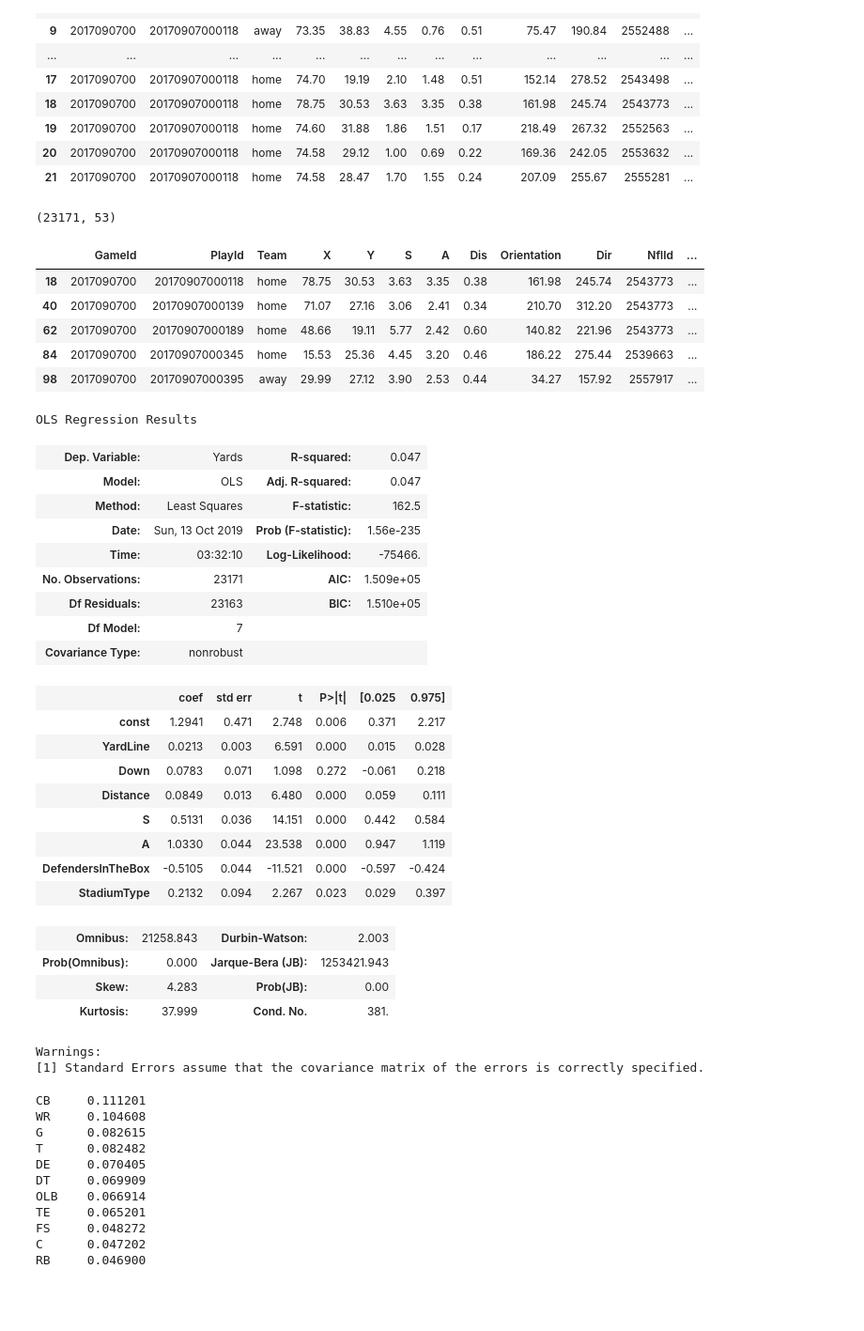
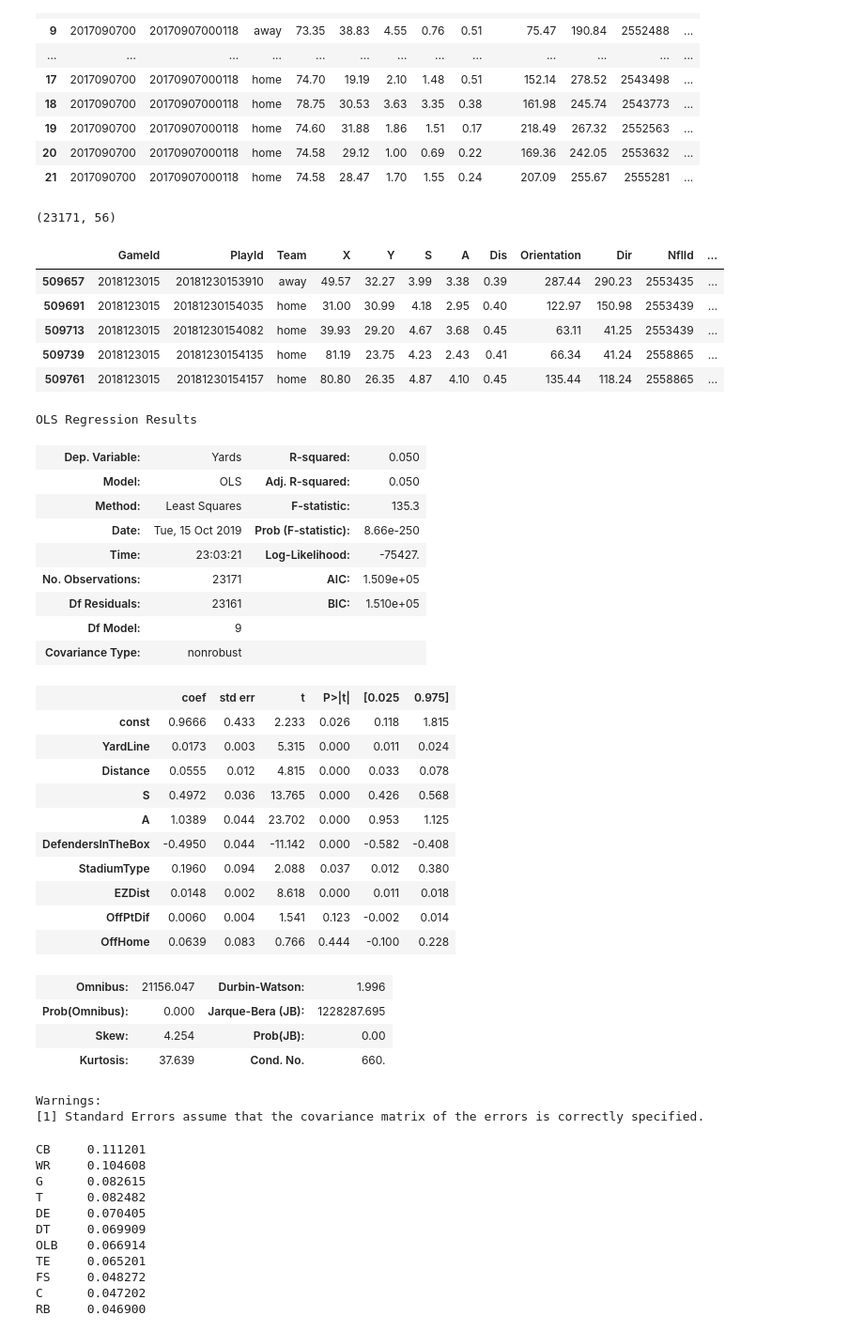
Before and after one commit to erikw425/NFL_Predictive_Rushing_Models, a Jupyter notebook: NFL_Rushing.ipynb, the cells around one changed output. Shown at 94% size. Drawn from its saved outputs; the diff is of its cells as text; code cells hidden in the pictures; blank space fills up the shorter version.

```diff
--- a/NFL_Rushing.ipynb
+++ b/NFL_Rushing.ipynb
@@ -60,6 +60,29 @@ def DefenseTeam(row):
         return row["HomeTeamAbbr"]
 
 train_df["DefenseTeam"] = train_df.apply(lambda row: DefenseTeam(row), axis = 1)
+# %%
+def EZDist(row):
+    if row["PossessionTeam"] == row["FieldPosition"]:
+        return (50 - row["YardLine"]) + 50
+    else:
+        return row["YardLine"]
+
+train_df["EZDist"] = train_df.apply(lambda row: EZDist(row), axis = 1)
+# %%
+def OffPtDif(row):
+    if row["PossessionTeam"] == row["HomeTeamAbbr"]:
+        return row["HomeScoreBeforePlay"] - row["VisitorScoreBeforePlay"]
+    else:
+        return row["VisitorScoreBeforePlay"] - row["HomeScoreBeforePlay"]
+
+train_df["OffPtDif"] = train_df.apply(lambda row: OffPtDif(row), axis = 1)
+# %%
+def OffHome(row):
+    if row["PossessionTeam"] == row["HomeTeamAbbr"]:
+        return 1
+    else:
+        return 0
+train_df["OffHome"] = train_df.apply(lambda row: OffHome(row), axis = 1)
 # %%
 #pd.DataFrame(train_df['GameWeather'].value_counts())
 # %%
@@ -262,48 +285,50 @@ train_df.head(22)
 # %%
 rushing_df = train_df[ train_df['NflId'] == train_df['NflIdRusher']]
 print(rushing_df.shape)
-rushing_df.head()
+rushing_df.tail()
 # %% [output]
-(23171, 53)
+(23171, 56)
 |  | GameId | PlayId | Team | X | Y | S | A | Dis | Orientation | Dir | NflId | ... |
-| 18 | 2017090700 | 20170907000118 | home | 78.75 | 30.53 | 3.63 | 3.35 | 0.38 | 161.98 | 245.74 | 2543773 | ... |
-| 40 | 2017090700 | 20170907000139 | home | 71.07 | 27.16 | 3.06 | 2.41 | 0.34 | 210.70 | 312.20 | 2543773 | ... |
-| 62 | 2017090700 | 20170907000189 | home | 48.66 | 19.11 | 5.77 | 2.42 | 0.60 | 140.82 | 221.96 | 2543773 | ... |
-| 84 | 2017090700 | 20170907000345 | home | 15.53 | 25.36 | 4.45 | 3.20 | 0.46 | 186.22 | 275.44 | 2539663 | ... |
-| 98 | 2017090700 | 20170907000395 | away | 29.99 | 27.12 | 3.90 | 2.53 | 0.44 | 34.27 | 157.92 | 2557917 | ... |
+| 509657 | 2018123015 | 20181230153910 | away | 49.57 | 32.27 | 3.99 | 3.38 | 0.39 | 287.44 | 290.23 | 2553435 | ... |
+| 509691 | 2018123015 | 20181230154035 | home | 31.00 | 30.99 | 4.18 | 2.95 | 0.40 | 122.97 | 150.98 | 2553439 | ... |
+| 509713 | 2018123015 | 20181230154082 | home | 39.93 | 29.20 | 4.67 | 3.68 | 0.45 | 63.11 | 41.25 | 2553439 | ... |
+| 509739 | 2018123015 | 20181230154135 | home | 81.19 | 23.75 | 4.23 | 2.43 | 0.41 | 66.34 | 41.24 | 2558865 | ... |
+| 509761 | 2018123015 | 20181230154157 | home | 80.80 | 26.35 | 4.87 | 4.10 | 0.45 | 135.44 | 118.24 | 2558865 | ... |
 # %%
 y = rushing_df['Yards']
-x1 = rushing_df[['YardLine','Down','Distance','S','A','DefendersInTheBox','StadiumType',]]
+x1 = rushing_df[['YardLine','Distance','S','A','DefendersInTheBox','StadiumType','EZDist','OffPtDif','OffHome']]
 x = sm.add_constant(x1)
 results = sm.OLS(y,x).fit()
 results.summary()
 
 #StadiumType might be explained by other variables if type outdoor and visitor stadiumtype = indoor
 #if for example outdoor team weight > indoor team weight and weight advantage is beneficial for rushing
 # %% [output]
 OLS Regression Results
-| Dep. Variable: | Yards | R-squared: | 0.047 |
-| Model: | OLS | Adj. R-squared: | 0.047 |
-| Method: | Least Squares | F-statistic: | 162.5 |
-| Date: | Sun, 13 Oct 2019 | Prob (F-statistic): | 1.56e-235 |
-| Time: | 03:32:10 | Log-Likelihood: | -75466. |
+| Dep. Variable: | Yards | R-squared: | 0.050 |
+| Model: | OLS | Adj. R-squared: | 0.050 |
+| Method: | Least Squares | F-statistic: | 135.3 |
+| Date: | Tue, 15 Oct 2019 | Prob (F-statistic): | 8.66e-250 |
+| Time: | 23:03:21 | Log-Likelihood: | -75427. |
 | No. Observations: | 23171 | AIC: | 1.509e+05 |
-| Df Residuals: | 23163 | BIC: | 1.510e+05 |
-| Df Model: | 7 |  |  |
+| Df Residuals: | 23161 | BIC: | 1.510e+05 |
+| Df Model: | 9 |  |  |
 | Covariance Type: | nonrobust |  |  |
 |  | coef | std err | t | P>|t| | [0.025 | 0.975] |
-| const | 1.2941 | 0.471 | 2.748 | 0.006 | 0.371 | 2.217 |
-| YardLine | 0.0213 | 0.003 | 6.591 | 0.000 | 0.015 | 0.028 |
-| Down | 0.0783 | 0.071 | 1.098 | 0.272 | -0.061 | 0.218 |
-| Distance | 0.0849 | 0.013 | 6.480 | 0.000 | 0.059 | 0.111 |
-| S | 0.5131 | 0.036 | 14.151 | 0.000 | 0.442 | 0.584 |
-| A | 1.0330 | 0.044 | 23.538 | 0.000 | 0.947 | 1.119 |
-| DefendersInTheBox | -0.5105 | 0.044 | -11.521 | 0.000 | -0.597 | -0.424 |
-| StadiumType | 0.2132 | 0.094 | 2.267 | 0.023 | 0.029 | 0.397 |
+| const | 0.9666 | 0.433 | 2.233 | 0.026 | 0.118 | 1.815 |
+| YardLine | 0.0173 | 0.003 | 5.315 | 0.000 | 0.011 | 0.024 |
+| Distance | 0.0555 | 0.012 | 4.815 | 0.000 | 0.033 | 0.078 |
+| S | 0.4972 | 0.036 | 13.765 | 0.000 | 0.426 | 0.568 |
+| A | 1.0389 | 0.044 | 23.702 | 0.000 | 0.953 | 1.125 |
+| DefendersInTheBox | -0.4950 | 0.044 | -11.142 | 0.000 | -0.582 | -0.408 |
+| StadiumType | 0.1960 | 0.094 | 2.088 | 0.037 | 0.012 | 0.380 |
+| EZDist | 0.0148 | 0.002 | 8.618 | 0.000 | 0.011 | 0.018 |
+| OffPtDif | 0.0060 | 0.004 | 1.541 | 0.123 | -0.002 | 0.014 |
+| OffHome | 0.0639 | 0.083 | 0.766 | 0.444 | -0.100 | 0.228 |
-| Omnibus: | 21258.843 | Durbin-Watson: | 2.003 |
-| Prob(Omnibus): | 0.000 | Jarque-Bera (JB): | 1253421.943 |
-| Skew: | 4.283 | Prob(JB): | 0.00 |
-| Kurtosis: | 37.999 | Cond. No. | 381. |
+| Omnibus: | 21156.047 | Durbin-Watson: | 1.996 |
+| Prob(Omnibus): | 0.000 | Jarque-Bera (JB): | 1228287.695 |
+| Skew: | 4.254 | Prob(JB): | 0.00 |
+| Kurtosis: | 37.639 | Cond. No. | 660. |
 Warnings:
 [1] Standard Errors assume that the covariance matrix of the errors is correctly specified.
 # %%
```
Also changed, not shown: parts of 4 cells of this notebook.
